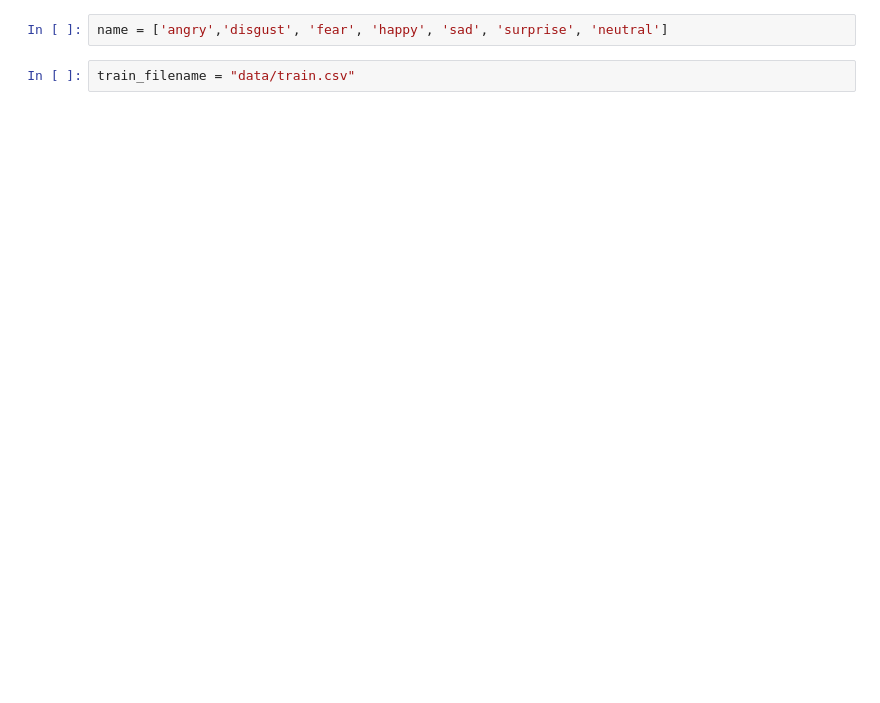
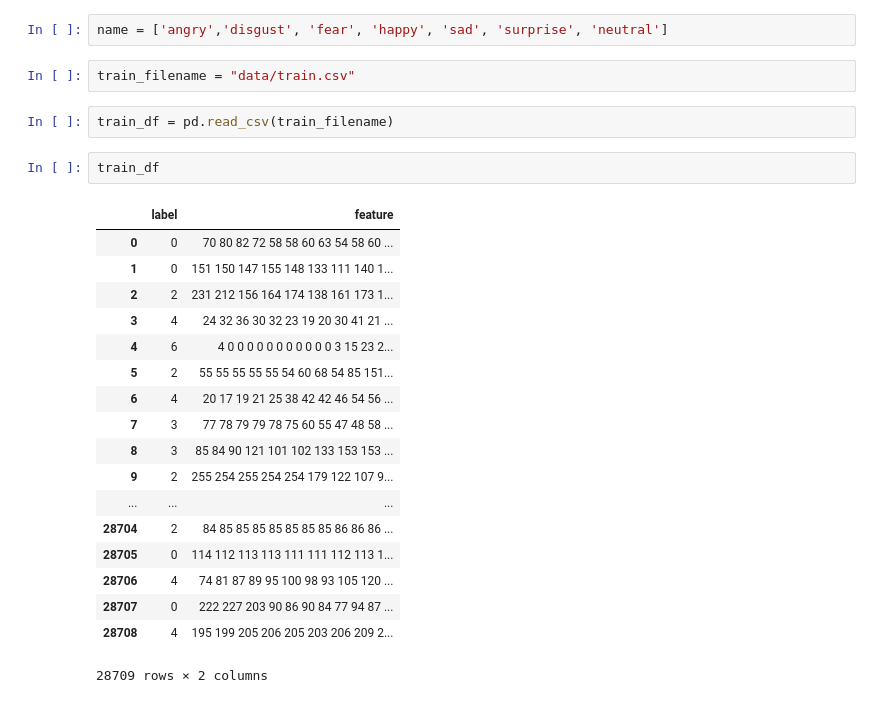
Before and after one commit to maplezzz/NTU_ML2017_Hung-yi-Lee_HW, a Jupyter notebook: HW3/data_analysis.ipynb, the cells around one changed output. Cells and saved outputs as stored; diff of their text form; blank space fills up the shorter version.

```diff
--- a/HW3/data_analysis.ipynb
+++ b/HW3/data_analysis.ipynb
@@ -7,3 +7,26 @@ from matplotlib import pyplot as plt
 name = ['angry','disgust', 'fear', 'happy', 'sad', 'surprise', 'neutral']
 # %%
 train_filename = "data/train.csv"
+# %%
+train_df = pd.read_csv(train_filename)
+# %%
+train_df
+# %% [output]
+|  | label | feature |
+| 0 | 0 | 70 80 82 72 58 58 60 63 54 58 60 ... |
+| 1 | 0 | 151 150 147 155 148 133 111 140 1... |
+| 2 | 2 | 231 212 156 164 174 138 161 173 1... |
+| 3 | 4 | 24 32 36 30 32 23 19 20 30 41 21 ... |
+| 4 | 6 | 4 0 0 0 0 0 0 0 0 0 0 0 3 15 23 2... |
+| 5 | 2 | 55 55 55 55 55 54 60 68 54 85 151... |
+| 6 | 4 | 20 17 19 21 25 38 42 42 46 54 56 ... |
+| 7 | 3 | 77 78 79 79 78 75 60 55 47 48 58 ... |
+| 8 | 3 | 85 84 90 121 101 102 133 153 153 ... |
+| 9 | 2 | 255 254 255 254 254 179 122 107 9... |
+| ... | ... | ... |
+| 28704 | 2 | 84 85 85 85 85 85 85 85 86 86 86 ... |
+| 28705 | 0 | 114 112 113 113 111 111 112 113 1... |
+| 28706 | 4 | 74 81 87 89 95 100 98 93 105 120 ... |
+| 28707 | 0 | 222 227 203 90 86 90 84 77 94 87 ... |
+| 28708 | 4 | 195 199 205 206 205 203 206 209 2... |
+28709 rows × 2 columns
```
Also changed, not shown: parts of 30 cells of this notebook.
